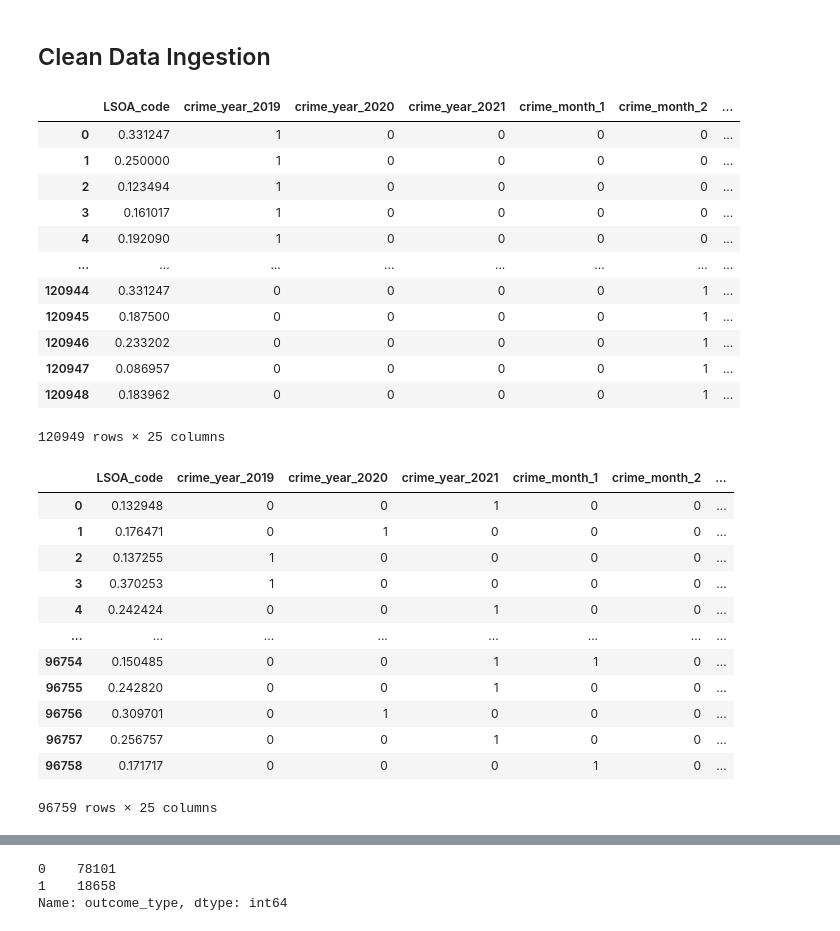
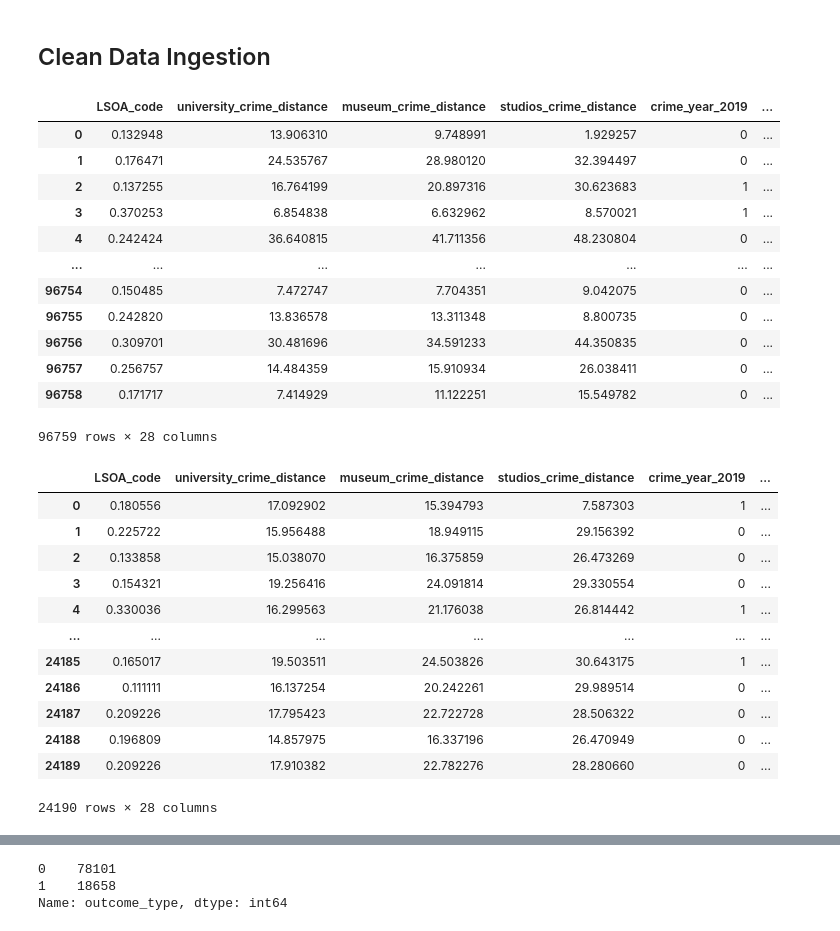
Before and after one commit to saquibmohiuddin/Hertfordshire-Constabulary, a Jupyter notebook: codes/final-modelling.ipynb, the cells around one changed output, grey strips where cells are left out. Saved outputs shown, nothing was run; the diff lists cells and outputs as text; code cells hidden in the pictures.

```diff
--- a/codes/final-modelling.ipynb
+++ b/codes/final-modelling.ipynb
@@ -33,36 +40,36 @@ from collections import Counter
 # %% [markdown]
 ## Clean Data Ingestion
 # %%
-df = pd.read_csv("D:/ADSP/Hertfordshire-Constabulary/data/final-one-hot-mean-encoded.csv")
-df
+df_train = pd.read_csv("D:/ADSP/Hertfordshire-Constabulary/data/df_train_final.csv")
+df_train
 # %% [output]
-|  | LSOA_code | crime_year_2019 | crime_year_2020 | crime_year_2021 | crime_month_1 | crime_month_2 | ... |
-| 0 | 0.331247 | 1 | 0 | 0 | 0 | 0 | ... |
-| 1 | 0.250000 | 1 | 0 | 0 | 0 | 0 | ... |
-| 2 | 0.123494 | 1 | 0 | 0 | 0 | 0 | ... |
-| 3 | 0.161017 | 1 | 0 | 0 | 0 | 0 | ... |
-| 4 | 0.192090 | 1 | 0 | 0 | 0 | 0 | ... |
-| ... | ... | ... | ... | ... | ... | ... | ... |
-| 120944 | 0.331247 | 0 | 0 | 0 | 0 | 1 | ... |
-| 120945 | 0.187500 | 0 | 0 | 0 | 0 | 1 | ... |
-| 120946 | 0.233202 | 0 | 0 | 0 | 0 | 1 | ... |
-| 120947 | 0.086957 | 0 | 0 | 0 | 0 | 1 | ... |
-| 120948 | 0.183962 | 0 | 0 | 0 | 0 | 1 | ... |
+|  | LSOA_code | university_crime_distance | museum_crime_distance | studios_crime_distance | crime_year_2019 | ... |
+| 0 | 0.132948 | 13.906310 | 9.748991 | 1.929257 | 0 | ... |
+| 1 | 0.176471 | 24.535767 | 28.980120 | 32.394497 | 0 | ... |
+| 2 | 0.137255 | 16.764199 | 20.897316 | 30.623683 | 1 | ... |
+| 3 | 0.370253 | 6.854838 | 6.632962 | 8.570021 | 1 | ... |
+| 4 | 0.242424 | 36.640815 | 41.711356 | 48.230804 | 0 | ... |
+| ... | ... | ... | ... | ... | ... | ... |
+| 96754 | 0.150485 | 7.472747 | 7.704351 | 9.042075 | 0 | ... |
+| 96755 | 0.242820 | 13.836578 | 13.311348 | 8.800735 | 0 | ... |
+| 96756 | 0.309701 | 30.481696 | 34.591233 | 44.350835 | 0 | ... |
+| 96757 | 0.256757 | 14.484359 | 15.910934 | 26.038411 | 0 | ... |
+| 96758 | 0.171717 | 7.414929 | 11.122251 | 15.549782 | 0 | ... |
-120949 rows × 25 columns
+96759 rows × 28 columns
 # %%
-df_train = pd.read_csv("D:/ADSP/Hertfordshire-Constabulary/data/train_final-one-hot-mean-encoded.csv")
-df_train
+df_test = pd.read_csv("D:/ADSP/Hertfordshire-Constabulary/data/df_test_final.csv")
+df_test
 # %% [output]
-|  | LSOA_code | crime_year_2019 | crime_year_2020 | crime_year_2021 | crime_month_1 | crime_month_2 | ... |
-| 0 | 0.132948 | 0 | 0 | 1 | 0 | 0 | ... |
-| 1 | 0.176471 | 0 | 1 | 0 | 0 | 0 | ... |
-| 2 | 0.137255 | 1 | 0 | 0 | 0 | 0 | ... |
-| 3 | 0.370253 | 1 | 0 | 0 | 0 | 0 | ... |
-| 4 | 0.242424 | 0 | 0 | 1 | 0 | 0 | ... |
-| ... | ... | ... | ... | ... | ... | ... | ... |
-| 96754 | 0.150485 | 0 | 0 | 1 | 1 | 0 | ... |
-| 96755 | 0.242820 | 0 | 0 | 1 | 0 | 0 | ... |
-| 96756 | 0.309701 | 0 | 1 | 0 | 0 | 0 | ... |
-| 96757 | 0.256757 | 0 | 0 | 1 | 0 | 0 | ... |
-| 96758 | 0.171717 | 0 | 0 | 0 | 1 | 0 | ... |
+|  | LSOA_code | university_crime_distance | museum_crime_distance | studios_crime_distance | crime_year_2019 | ... |
+| 0 | 0.180556 | 17.092902 | 15.394793 | 7.587303 | 1 | ... |
+| 1 | 0.225722 | 15.956488 | 18.949115 | 29.156392 | 0 | ... |
+| 2 | 0.133858 | 15.038070 | 16.375859 | 26.473269 | 0 | ... |
+| 3 | 0.154321 | 19.256416 | 24.091814 | 29.330554 | 0 | ... |
+| 4 | 0.330036 | 16.299563 | 21.176038 | 26.814442 | 1 | ... |
+| ... | ... | ... | ... | ... | ... | ... |
+| 24185 | 0.165017 | 19.503511 | 24.503826 | 30.643175 | 1 | ... |
+| 24186 | 0.111111 | 16.137254 | 20.242261 | 29.989514 | 0 | ... |
+| 24187 | 0.209226 | 17.795423 | 22.722728 | 28.506322 | 0 | ... |
+| 24188 | 0.196809 | 14.857975 | 16.337196 | 26.470949 | 0 | ... |
+| 24189 | 0.209226 | 17.910382 | 22.782276 | 28.280660 | 0 | ... |
-96759 rows × 25 columns
+24190 rows × 28 columns
```
Also changed, not shown: parts of 2 cells of this notebook, 3 other files.
